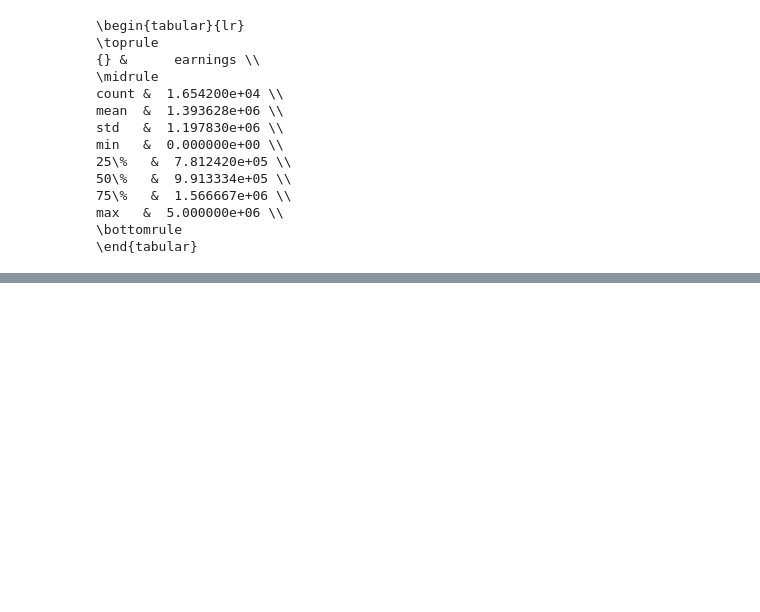
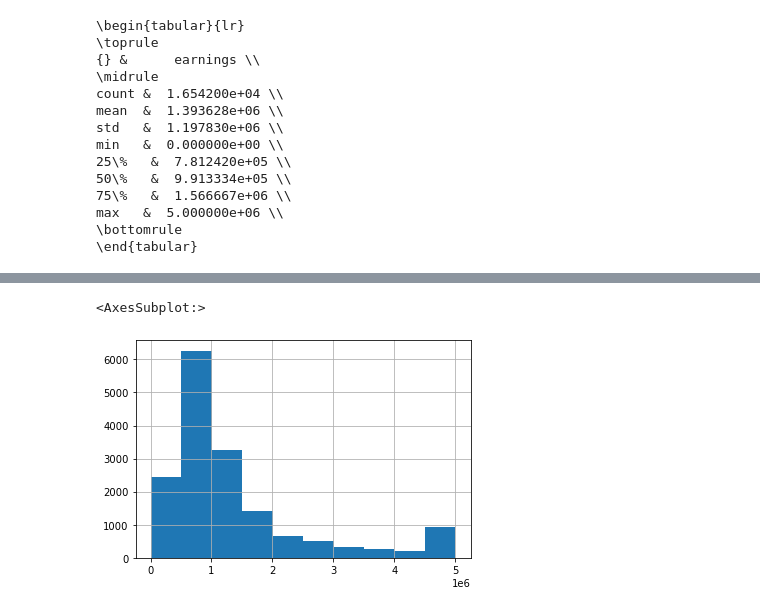
Before and after one commit to sdpinilla18/PS1_BD-ML, a Jupyter notebook: Test_code.ipynb, the cells around one changed output, grey strips where cells are left out. Saved outputs shown, nothing was run; the diff lists cells and outputs as text; code cells hidden in the pictures; blank space fills up the shorter version.

```diff
--- a/Test_code.ipynb
+++ b/Test_code.ipynb
@@ -203,0 +284,5 @@ max   &  5.000000e+06 \\
+# %%
+dfi["earnings"].hist()
+# %% [output]
+<AxesSubplot:>
+[figure, added]
```
Also changed, not shown: parts of 17 cells of this notebook, 1 other file.
